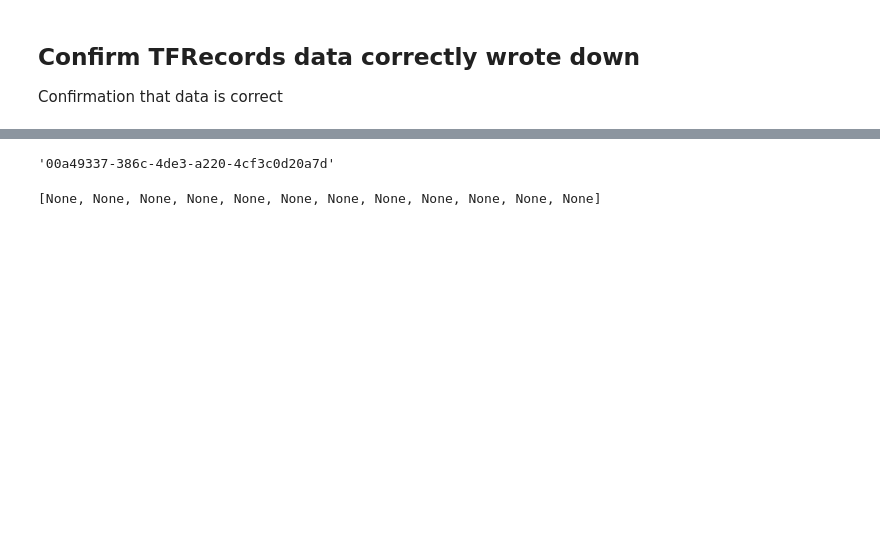
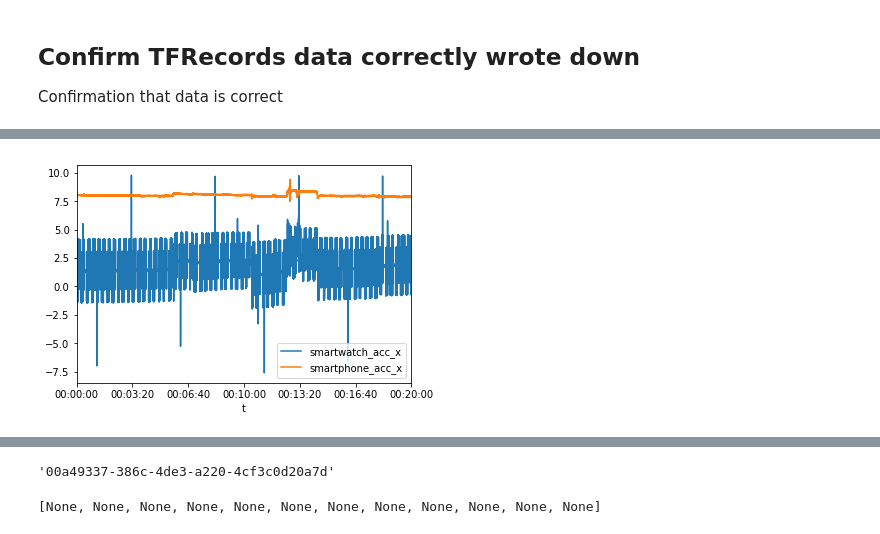
Before and after one commit to huangy6/beat_pd, a Jupyter notebook: momo/1.dataSetup.ipynb, the cells around one changed output, grey strips where cells are left out. Saved outputs shown, nothing was run; the diff lists cells and outputs as text; code cells hidden in the pictures; blank space fills up the shorter version.

```diff
--- a/momo/1.dataSetup.ipynb
+++ b/momo/1.dataSetup.ipynb
@@ -465,0 +503,6 @@ df = pd.DataFrame([m_id, on_off])
+# %%
+data = get_data(all_m_id[1000])
+# %%
+allData = pd.concat(data, axis=1)
+# %%
+allData.columns = ["smartwatch_acc_x", "smartwatch_acc_y", "smartwatch_acc_z", "smartwatch_gyro_x", "smartwatch_gyro_y", "smartwatch_gyro_z", "smartphone_acc_x", "smartphone_acc_y", "smartphone_acc_z"]
@@ -465,0 +531,6 @@ df = pd.DataFrame([m_id, on_off])
+# %%
+import matplotlib.pyplot as plt
+allData[["smartwatch_acc_x", "smartphone_acc_x",]].plot()
+plt.show()
+# %% [output]
+[figure, added]
```
Also changed, not shown: parts of 86 cells of this notebook, 6 other files.
